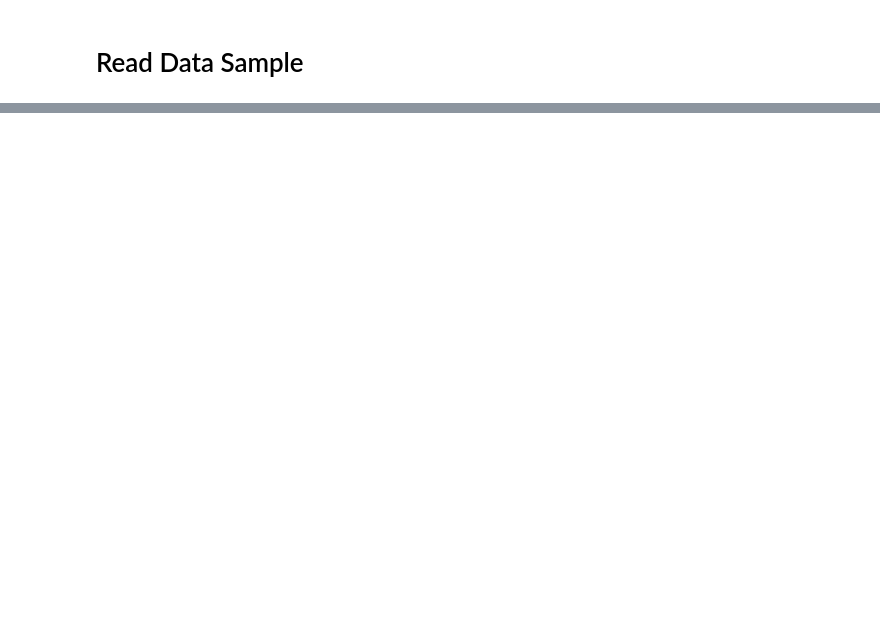
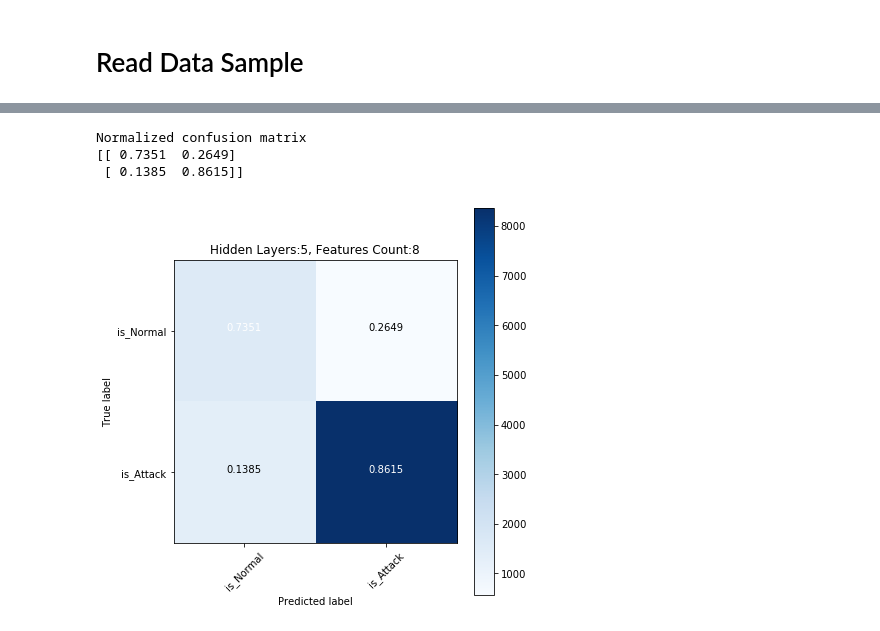
Before and after one commit to rkmalaiya/network_anomaly_detection_deep_learning, a Jupyter notebook: tf_vae_only_nsl_kdd-.ipynb, the cells around one changed output, grey strips where cells are left out. Cells and saved outputs as stored; diff of their text form; code cells hidden in the pictures; blank space fills up the shorter version.

```diff
--- a/tf_vae_only_nsl_kdd-.ipynb
+++ b/tf_vae_only_nsl_kdd-.ipynb
@@ -374,0 +415,7 @@ Normalized confusion matrix
+# %%
+plot(actual_value = Train.actual_value_, pred_value = Train.pred_value_)
+# %% [output]
+Normalized confusion matrix
+[[ 0.7351  0.2649]
+ [ 0.1385  0.8615]]
+[figure, added]
```
Also changed, not shown: parts of 17 cells of this notebook, 13 other files.
